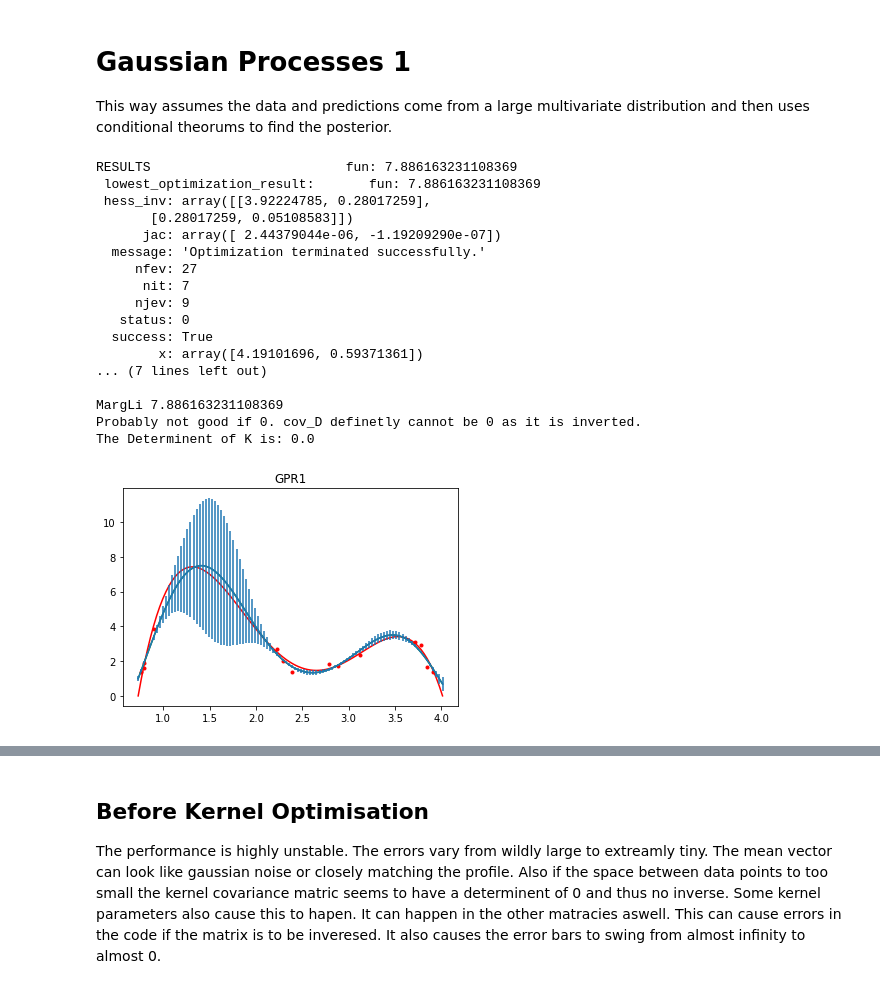
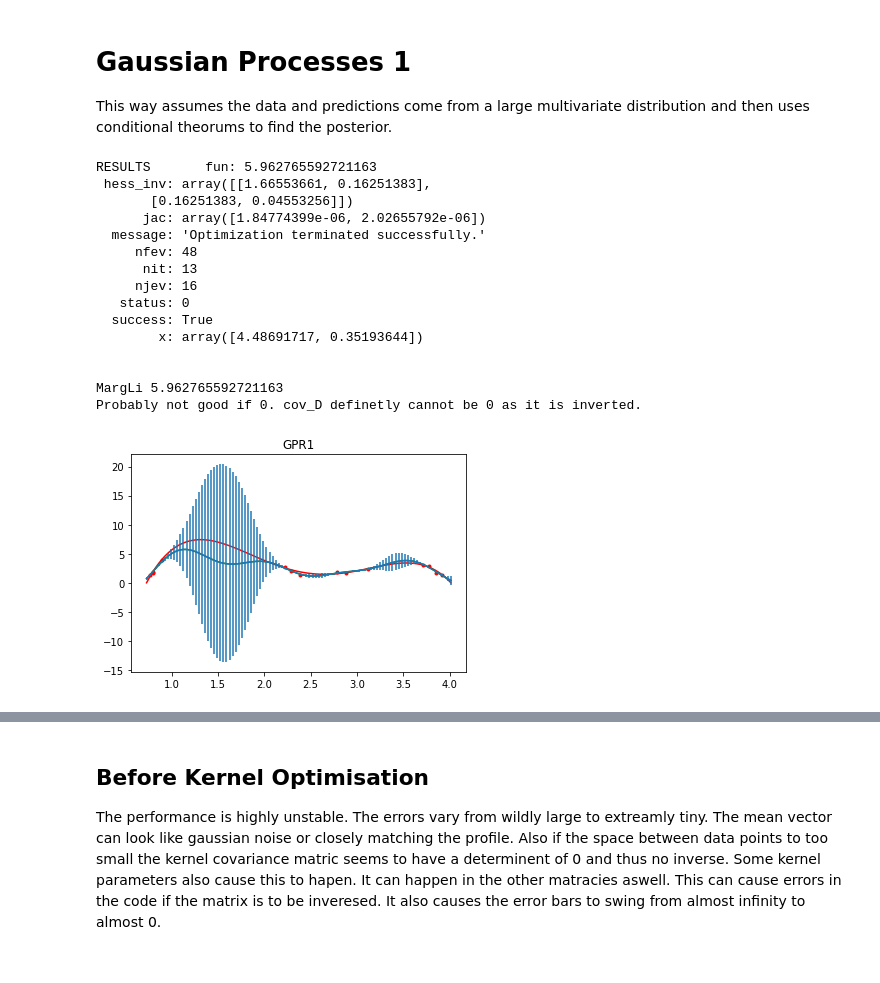
Before and after one commit to DanHarJor/Improving-Electron-Density-Profile-Inference-within-a-Tokamak-using-Bayesian-Techniques, a Jupyter notebook: Simple Regression Problem.ipynb, the cells around one changed output, grey strips where cells are left out. Saved outputs shown, nothing was run; the diff lists cells and outputs as text; code cells hidden in the pictures.

```diff
--- a/Simple Regression Problem.ipynb
+++ b/Simple Regression Problem.ipynb
@@ -21,7 +21,7 @@ def truef(x):
     return -(e*(x-f)**4+d*(x-f)**3+c*(x-f)**2+b*(x-f)+a)
 x = np.linspace(0.729,4.015,N) #(1,10,10)
 y = truef(x)
-xd_indicies = [int(1/(N/100)),int(2/(N/100)),int(2.5/(N/100)),int(5/(N/100)),int(45/(N/100)),int(47/(N/100)),int(50/(N/100)),int(62/(N/100)),int(65/(N/100)),int(72/(N/100)),int(90/(N/100)),int(92/(N/100)),int(94/(N/100)),int(96/(N/100))]
+xd_indicies = [int(1*(N/100)),int(2*(N/100)),int(2.5*(N/100)),int(5*(N/100)),int(45*(N/100)),int(47*(N/100)),int(50*(N/100)),int(62*(N/100)),int(65*(N/100)),int(72*(N/100)),int(90*(N/100)),int(92*(N/100)),int(94*(N/100)),int(96*(N/100))]
 # xd_indicies = np.linspace(0,N-1,20).astype(int)
 # xd_indicies = range(N)
 xd = x[xd_indicies]
@@ -36,6 +36,14 @@ plt.show()
 prior_mean_vector = np.repeat(4,N)
 # %% [output]
 [figure]
+# %%
+#These are necessary to avoid 0 and infinities from inv and det of large matracies
+def chol_inv(A):
+    L = np.linalg.cholesky(A)
+    return np.linalg.inv(L).T @ np.linalg.inv(L)
+def chol_det(A):
+    L = np.linalg.cholesky(A)
+    return np.prod(np.diag(L))
 # %% [markdown]
 # Gaussian Process Regression 3
 See notes, uses bayes theorum and the prediction can have many x values. Also applicable to interferometry.
@@ -185,7 +218,7 @@ results
 This way assumes the data and predictions come from a large multivariate distribution and then uses conditional theorums to find the posterior.
 # %%
 #KERNEL: exponential square kernel
-def kernel(x1,x2,params):
+def Kernel(x1,x2,params):
     amp = params[0]
     'How far should be between x1 and x2 for f(x1) to be uncorrelated with f(x2)'
     l = params[1]
@@ -196,68 +229,74 @@ X1st2, X22 = np.meshgrid(x,xd)
 
 #optimising kernel paramaters via marginal likelyhood
 def MargLi(params):
-    cov_D = kernel(X1,X2,params) + np.diag(np.repeat(exp_er,len(xd)))
-    # we want to find the parameters that min this
-    return 0.5 * yd.T@inv(cov_D)@yd + 0.5 * np.log(np.linalg.det(cov_D))
+    K, R, cov_li = KRcov_li(params,exp_er)
+    invertable = cov_li+R@K@R.T
+    #add a small term onto diagonal of matricies to be inverted.
+    #this ensures it is positive definate and cholensky matrix can be computed
+    invertable[np.diag_indices_from(invertable)] += 1e-8
+    return 0.5*np.log(chol_det(cov_li + R@K@R.T)) + 0.5*(yd.T@chol_inv(cov_li+R@K@R.T)@yd)
 
-x0=[5,0.1]
-# results = minimize(MargLi, x0=x0)
-results = basinhopping(MargLi, x0=x0, niter=200)
+x0=[3.15,0.096]
+results = minimize(MargLi, x0=x0)
+# results = basinhopping(MargLi, x0=x0, niter=200)
 print('\n\nRESULTS',results)
 best_params = results.x
+# best_params = x0
 
 print('\n\nMargLi',MargLi(best_params))
 
-K = kernel(X1,X2,best_params)
-Kstst = kernel(X1st, X2st,best_params)
-Kst = kernel(X22, X1st2,best_params)
+K = Kernel(X1,X2,best_params)
+#add a small term onto diagonal of matricies to be inverted.
+#this ensures it is positive definate and cholensky matrix can be computed
+K[np.diag_indices_from(K)] += 1e-8
+
+Kstst = Kernel(X1st, X2st,best_params)
+Kst = Kernel(X22, X1st2,best_params)
 ##Data Dist, has prior in it
 mu_D = prior_mean_vector
 cov_D = K + np.diag(np.repeat(exp_er,len(xd)))
 
 
 print('Probably not good if 0. cov_D definetly cannot be 0 as it is inverted.')
-print('The Determinent of K is:', np.linalg.det(K))
-# print('The Determinent of Kst is:', np.linalg.det(Kst))
-# print('The Determinent of Kstst is:', np.linalg.det(Kstst))
-# print('The Determinent of cov_D is:', np.linalg.det(cov_D))
+# print('The Determinent of K is:', chol_det(K))
+# print('The Determinent of Kst is:', chol_det(Kst))
+# print('The Determinent of Kstst is:', chol_det(Kstst))
+# print('The Determinent of cov_D is:', chol_det(cov_D))
 ##Predictions dist
 mu_yst = np.repeat(0,N)
 cov_yst = Kstst
 
 
 
-cov_post1 = Kstst - Kst.T @ np.linalg.inv(cov_D) @ Kst
-mu_post1 = Kst.T @ np.linalg.inv(cov_D) @ yd
+cov_post1 = Kstst - Kst.T @ chol_inv(cov_D) @ Kst
+mu_post1 = Kst.T @ chol_inv(cov_D) @ yd
 error_bars1 = np.diagonal(cov_post1)
 
 
 figGPR1 = plt.figure()
 plt.title('GPR1')
 plt.plot(x,y,'r')
 plt.plot(xd,yd,'r.')
 plt.plot(x,mu_post1,'g')
 plt.errorbar(x, mu_post1, yerr=error_bars1)
 plt.show()
 # %% [output]
-RESULTS                         fun: 7.886163231108369
- lowest_optimization_result:       fun: 7.886163231108369
- hess_inv: array([[3.92224785, 0.28017259],
-       [0.28017259, 0.05108583]])
-      jac: array([ 2.44379044e-06, -1.19209290e-07])
+RESULTS       fun: 5.962765592721163
+ hess_inv: array([[1.66553661, 0.16251383],
+       [0.16251383, 0.04553256]])
+      jac: array([1.84774399e-06, 2.02655792e-06])
   message: 'Optimization terminated successfully.'
-     nfev: 27
-      nit: 7
-     njev: 9
+     nfev: 48
+      nit: 13
+     njev: 16
    status: 0
   success: True
-        x: array([4.19101696, 0.59371361])
-... (7 lines left out)
+        x: array([4.48691717, 0.35193644])
 
-MargLi 7.886163231108369
+
+MargLi 5.962765592721163
 Probably not good if 0. cov_D definetly cannot be 0 as it is inverted.
-The Determinent of K is: 0.0
-[figure, old version]
+[figure, new version]
 # %%
 import optuna
 
```
Also changed, not shown: parts of 3 cells of this notebook, 1 other file.
